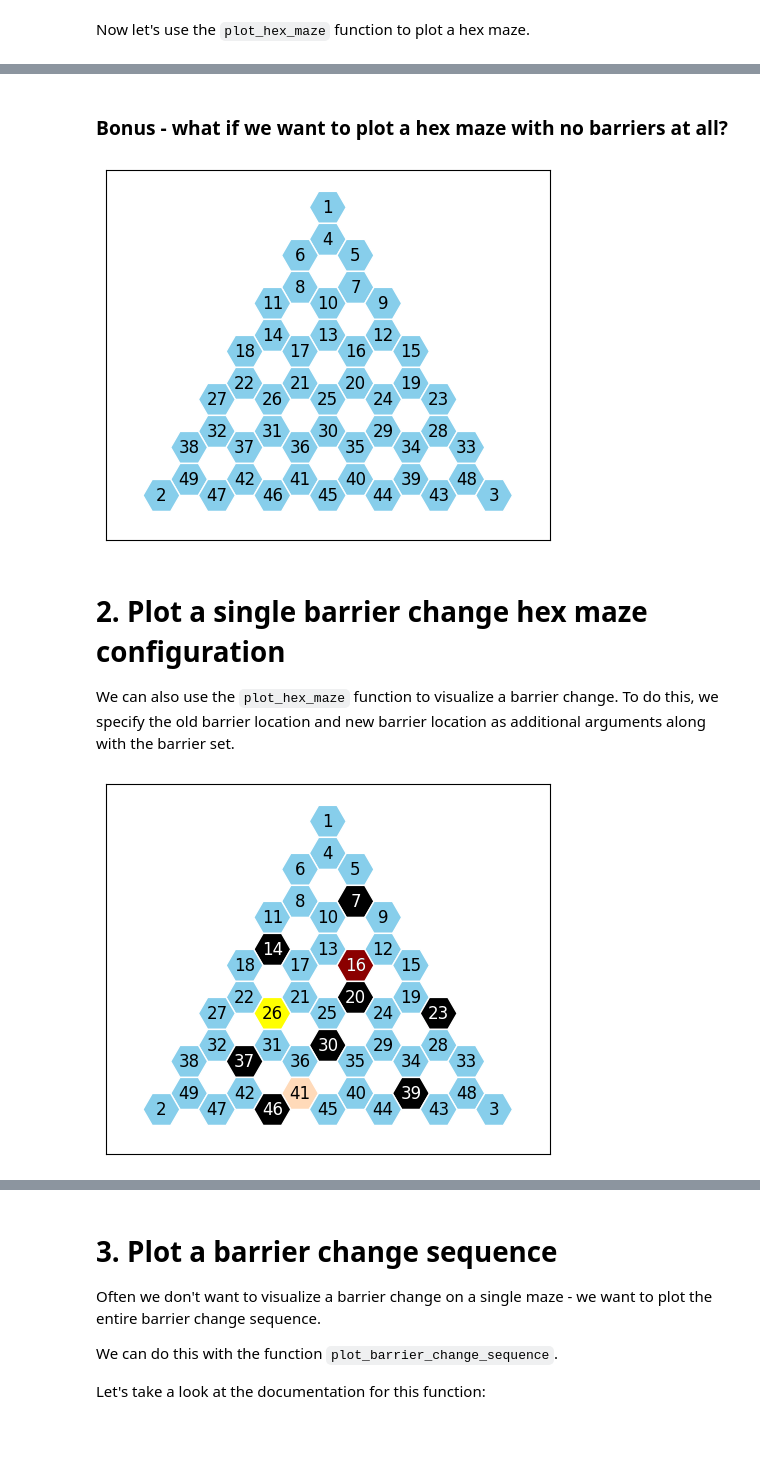
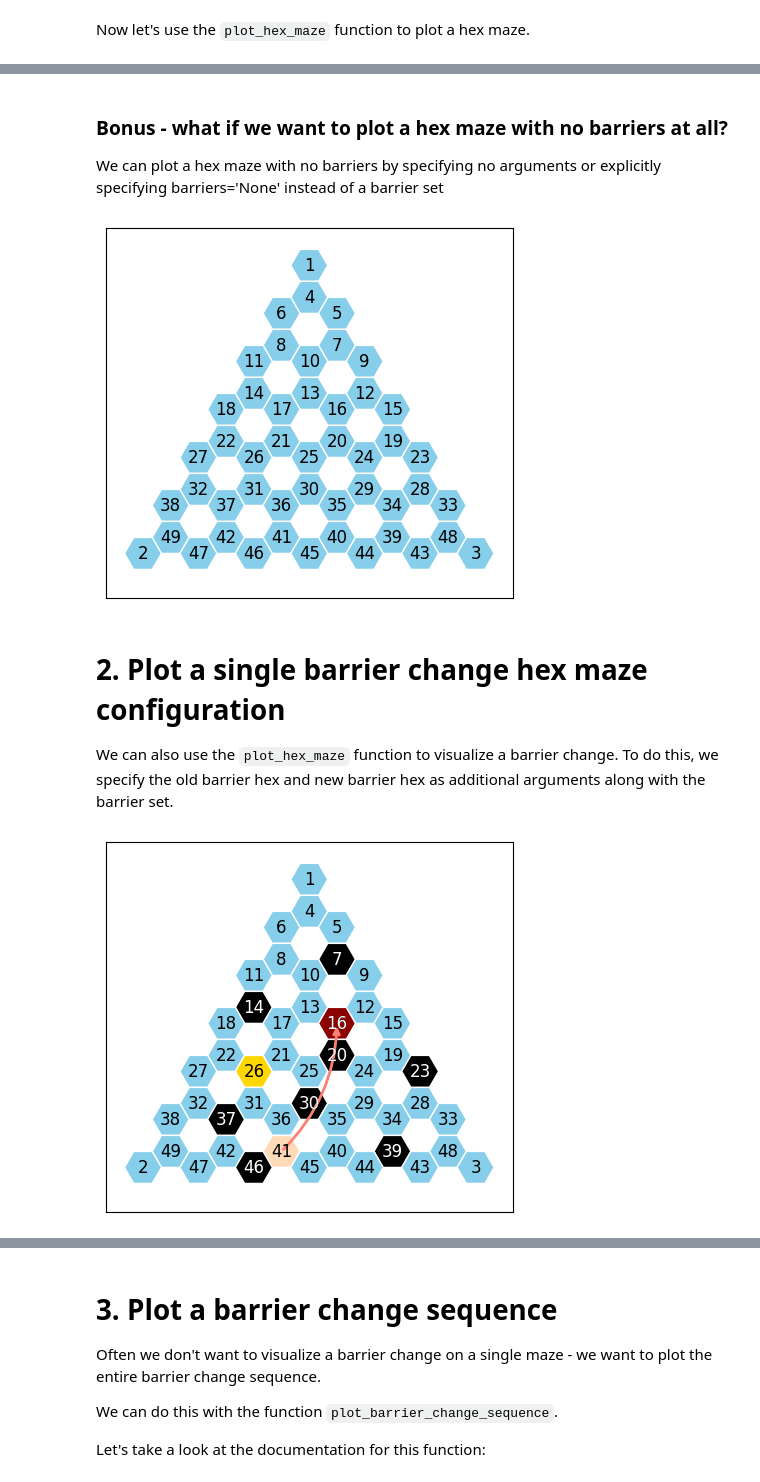
Before and after one commit to calderast/Hex-maze, a Jupyter notebook: Tutorials/Plotting_Hex_Mazes.ipynb, the cells around one changed output, grey strips where cells are left out. Cells and saved outputs as stored; diff of their text form; code cells hidden in the pictures; blank space fills up the shorter version.

Commit message:
Update plotting functions and tutorial

```diff
--- a/Tutorials/Plotting_Hex_Mazes.ipynb
+++ b/Tutorials/Plotting_Hex_Mazes.ipynb
@@ -52,22 +93,28 @@ Open hexes are shown in light blue, connected by thin grey lines. Barriers are s
 # %% [markdown]
 ### Bonus - what if we want to plot a hex maze with no barriers at all?
+
+We can plot a hex maze with no barriers by specifying no arguments or explicitly specifying barriers='None' instead of a barrier set
 # %%
-# We can plot a hex maze with no barriers by specifying 'None' instead of a barrier set
-plot_hex_maze(None)
+# Specifying no arguments plots an empty hex maze!
+plot_hex_maze()
+
+# This is equivalent to the following:
+# plot_hex_maze(None)
+# plot_hex_maze(barriers=None)
 # %% [output]
-[figure, old version]
+[figure, new version]
 # %% [markdown]
 # 2. Plot a single barrier change hex maze configuration
 
-We can also use the `plot_hex_maze` function to visualize a barrier change. To do this, we specify the old barrier location and new barrier location as additional arguments along with the barrier set.
+We can also use the `plot_hex_maze` function to visualize a barrier change. To do this, we specify the old barrier hex and new barrier hex as additional arguments along with the barrier set.
 # %%
 # This is an example maze in a barrier sequence that was created by moving barrier 41 to barrier 16.
 example_maze = {37, 39, 7, 46, 14, 16, 20, 23, 30}
-old_barrier = 41
-new_barrier = 16
+old_barrier_hex = 41
+new_barrier_hex = 16
 
 # Use the function plot_hex_maze to visualize this barrier change configuration.
-plot_hex_maze(example_maze, old_barrier, new_barrier)
+plot_hex_maze(example_maze, old_barrier=old_barrier_hex, new_barrier=new_barrier_hex, show_barriers=True, show_arrow=True)
 # %% [output]
-[figure, old version]
+[figure, new version]
 # %% [markdown]
```
Also changed, not shown: parts of 9 cells of this notebook, 1 other file.
